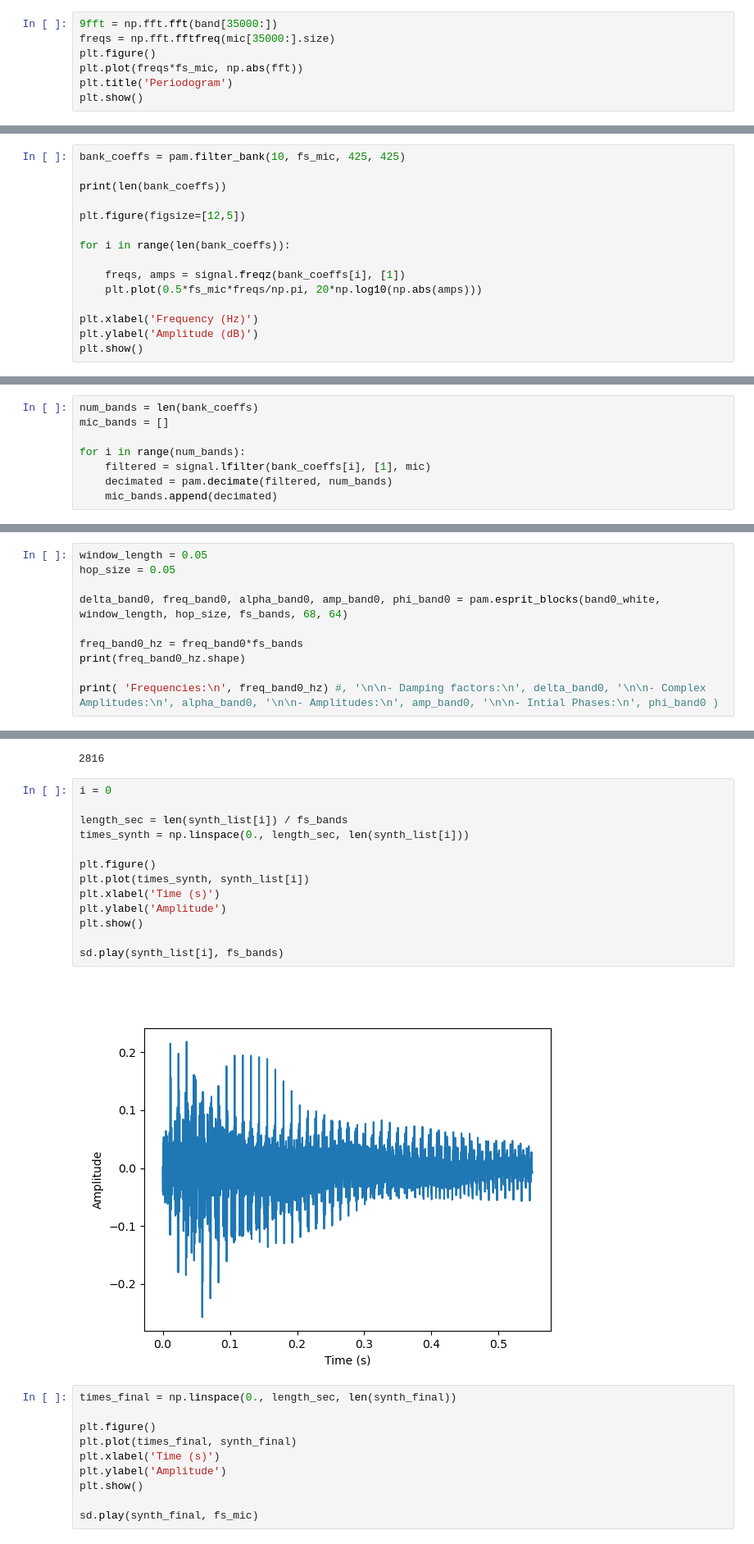
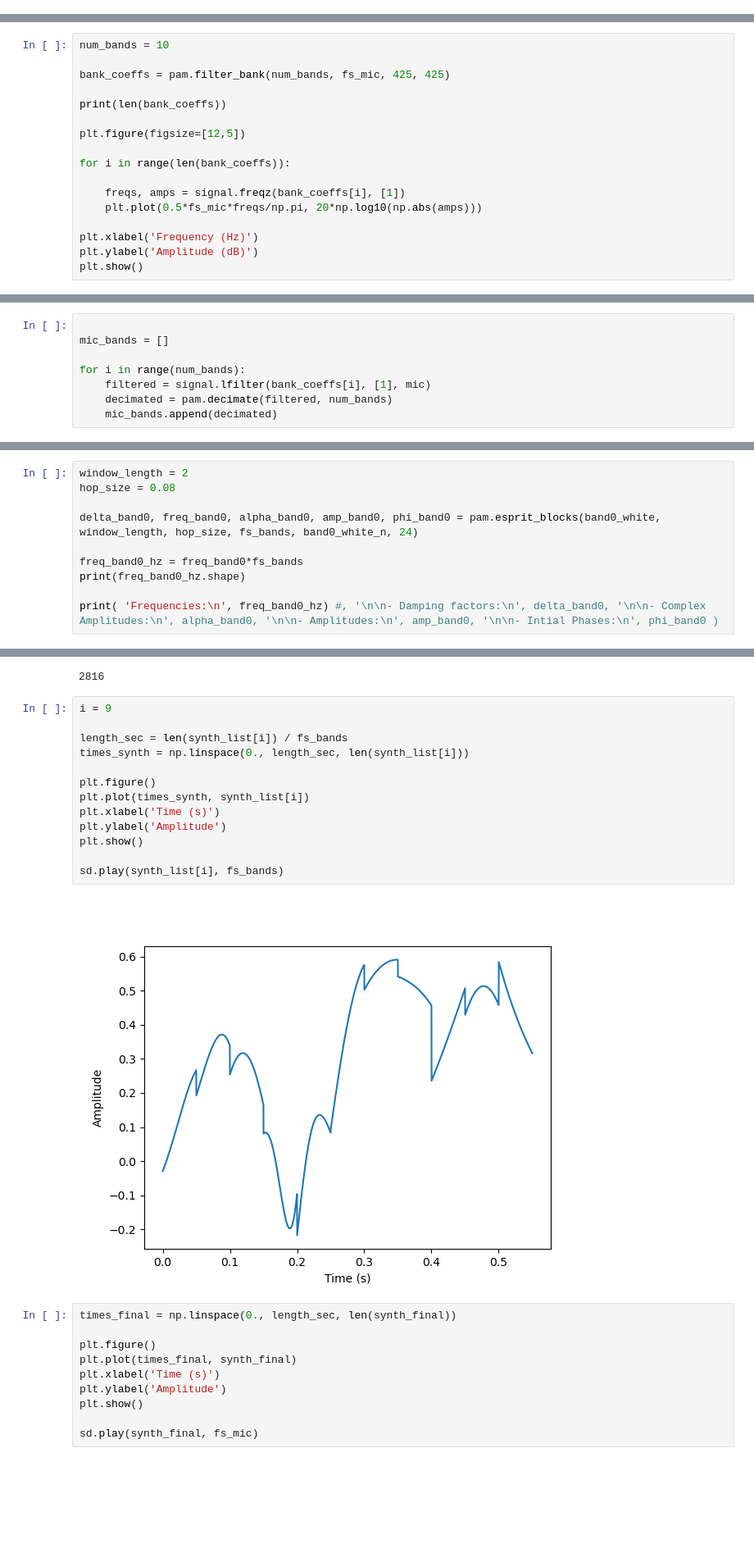
Before and after one commit to piptouque/atiam_pam_hrparam, a Jupyter notebook: source/hr_roy.ipynb, the cells around one changed output, grey strips where cells are left out. Shown at 82% size. Cells and saved outputs as stored; diff of their text form; blank space fills up the shorter version.

```diff
--- a/source/hr_roy.ipynb
+++ b/source/hr_roy.ipynb
@@ -262,10 +266,3 @@ data  = 0.1*amplitude*np.real(mic)
 
 # UNCOMMENT TO WRITE A NEW WAV FILE
 # write("mic.wav", fs_mic, data.astype(np.int16))
-# %%
-9fft = np.fft.fft(band[35000:])
-freqs = np.fft.fftfreq(mic[35000:].size)
-plt.figure()
-plt.plot(freqs*fs_mic, np.abs(fft))
-plt.title('Periodogram')
-plt.show()
@@ -329,7 +328,9 @@ fs_uk
 # %% [output]
 33333
 # %%
-bank_coeffs = pam.filter_bank(10, fs_mic, 425, 425)
+num_bands = 10
+
+bank_coeffs = pam.filter_bank(num_bands, fs_mic, 425, 425)
 
 print(len(bank_coeffs))
 
@@ -366,7 +367,7 @@ plt.show()
 # %% [markdown]
 > Filtering Signal with the Filter Bank and Decimation
 # %%
-num_bands = len(bank_coeffs)
+
 mic_bands = []
 
 for i in range(num_bands):
@@ -681,8 +689,8 @@ Truth=38
 # %%
-window_length = 0.05
-hop_size = 0.05
+window_length = 2
+hop_size = 0.08
 
-delta_band0, freq_band0, alpha_band0, amp_band0, phi_band0 = pam.esprit_blocks(band0_white, window_length, hop_size, fs_bands, 68, 64)
+delta_band0, freq_band0, alpha_band0, amp_band0, phi_band0 = pam.esprit_blocks(band0_white, window_length, hop_size, fs_bands, band0_white_n, 24)
 
 freq_band0_hz = freq_band0*fs_bands
 print(freq_band0_hz.shape)
@@ -867,20 +884,20 @@ synth_band_up.shape
 # %% [output]
 2816
 # %%
-i = 0
+i = 9
 
 length_sec = len(synth_list[i]) / fs_bands
 times_synth = np.linspace(0., length_sec, len(synth_list[i]))
 
 plt.figure()
 plt.plot(times_synth, synth_list[i])
 plt.xlabel('Time (s)')
 plt.ylabel('Amplitude')
 plt.show()
 
 sd.play(synth_list[i], fs_bands)
 # %% [output]
-[figure, old version]
+[figure, new version]
 # %%
 times_final = np.linspace(0., length_sec, len(synth_final))
 
```
Also changed, not shown: parts of 20 cells of this notebook, 1 other file.
